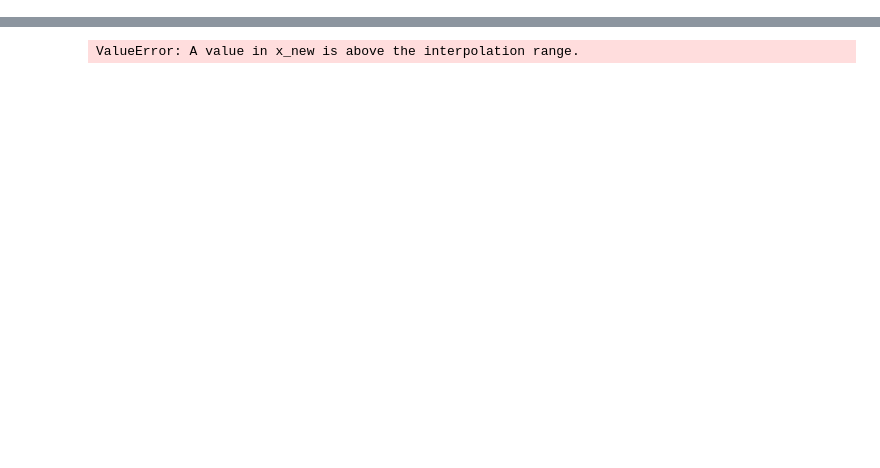
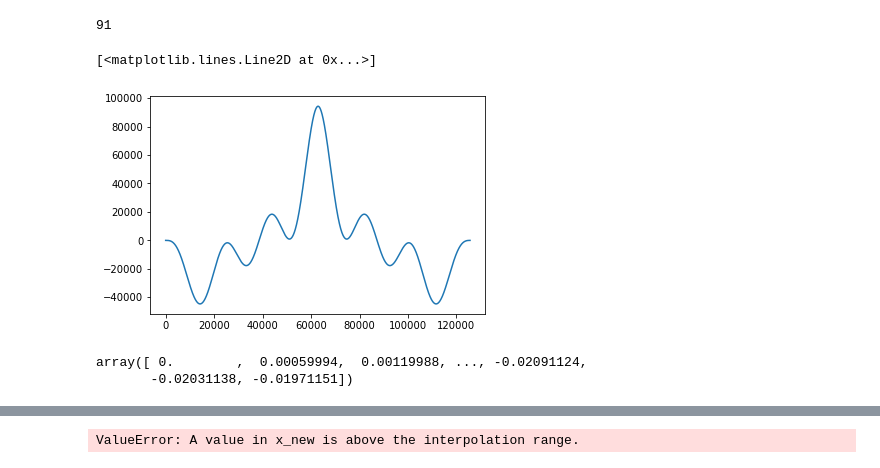
Before and after one commit to neuralabc/spft-java, a Jupyter notebook: spft/ComputingBxMetrics_testing.ipynb, the cells around one changed output, grey strips where cells are left out. Cells and saved outputs as stored; diff of their text form; code cells hidden in the pictures; blank space fills up the shorter version.

Commit message:
testing xcorr vs lstsq method

```diff
--- a/spft/ComputingBxMetrics_testing.ipynb
+++ b/spft/ComputingBxMetrics_testing.ipynb
@@ -57,3 +43,24 @@ array([0.000e+00, 0.000e+00, 0.000e+00, 0.000e+00, 0.000e+00, 0.000e+00,
+# %%
+def lag_calc(yy,yy_shifted):
+    from scipy import signal
+
+    xcorr = signal.correlate(yy,yy_shifted,mode='full')
+    lags = signal.correlation_lags(yy.size,yy_shifted.size,mode='full')
+    lag = lags[np.argmax(xcorr)]
+    return lag
+# %% [output]
+91
+# %%
+plt.plot(xcorr)
+# %% [output]
+[<matplotlib.lines.Line2D at 0x...>]
+[figure, added]
+# %%
+
+yy
+# %% [output]
+array([ 0.        ,  0.00059994,  0.00119988, ..., -0.02091124,
+       -0.02031138, -0.01971151])
 # %%
 import yaml
 def load_yaml(fname):
```
Also changed, not shown: parts of 12 cells of this notebook, 1 other file.
